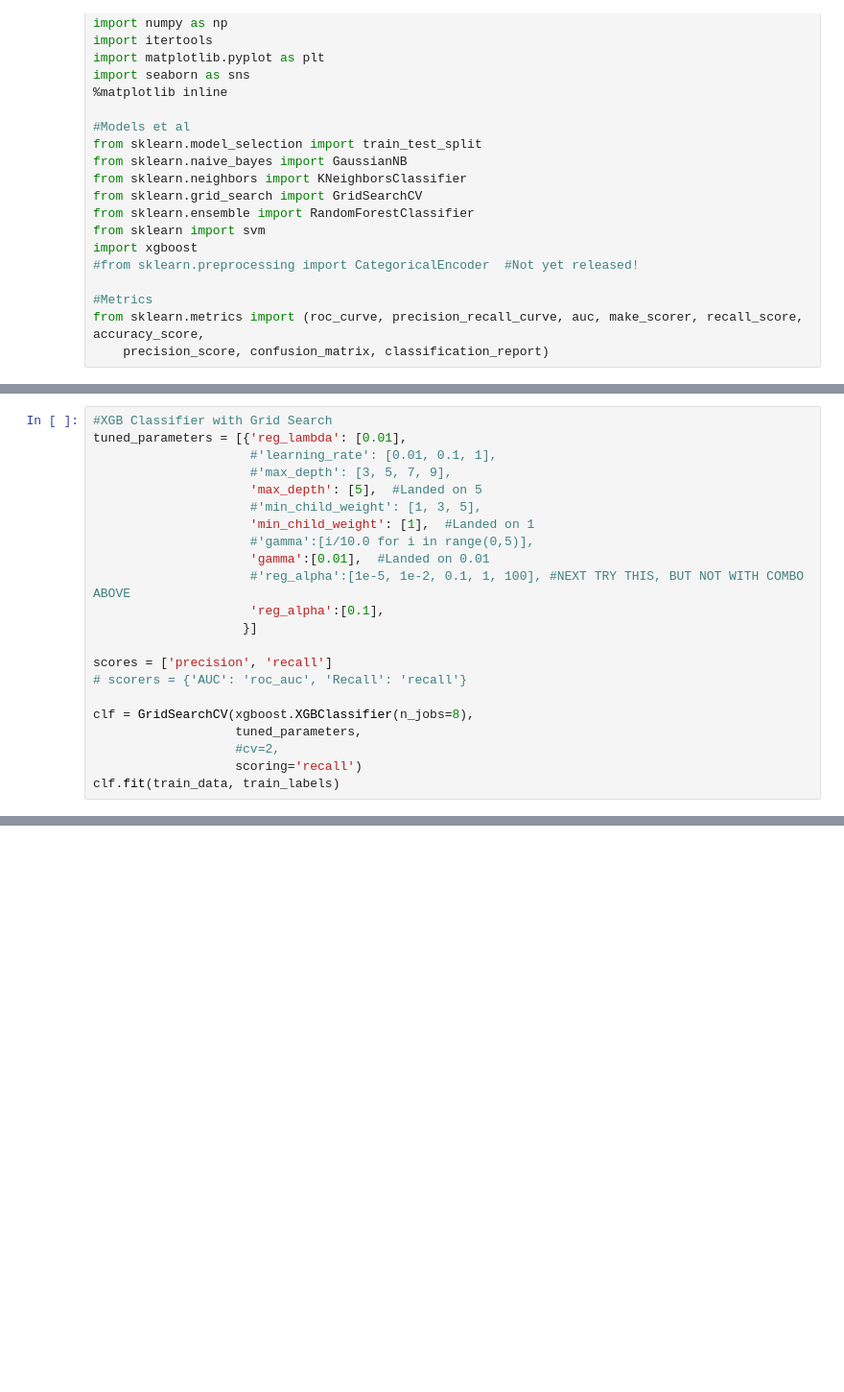
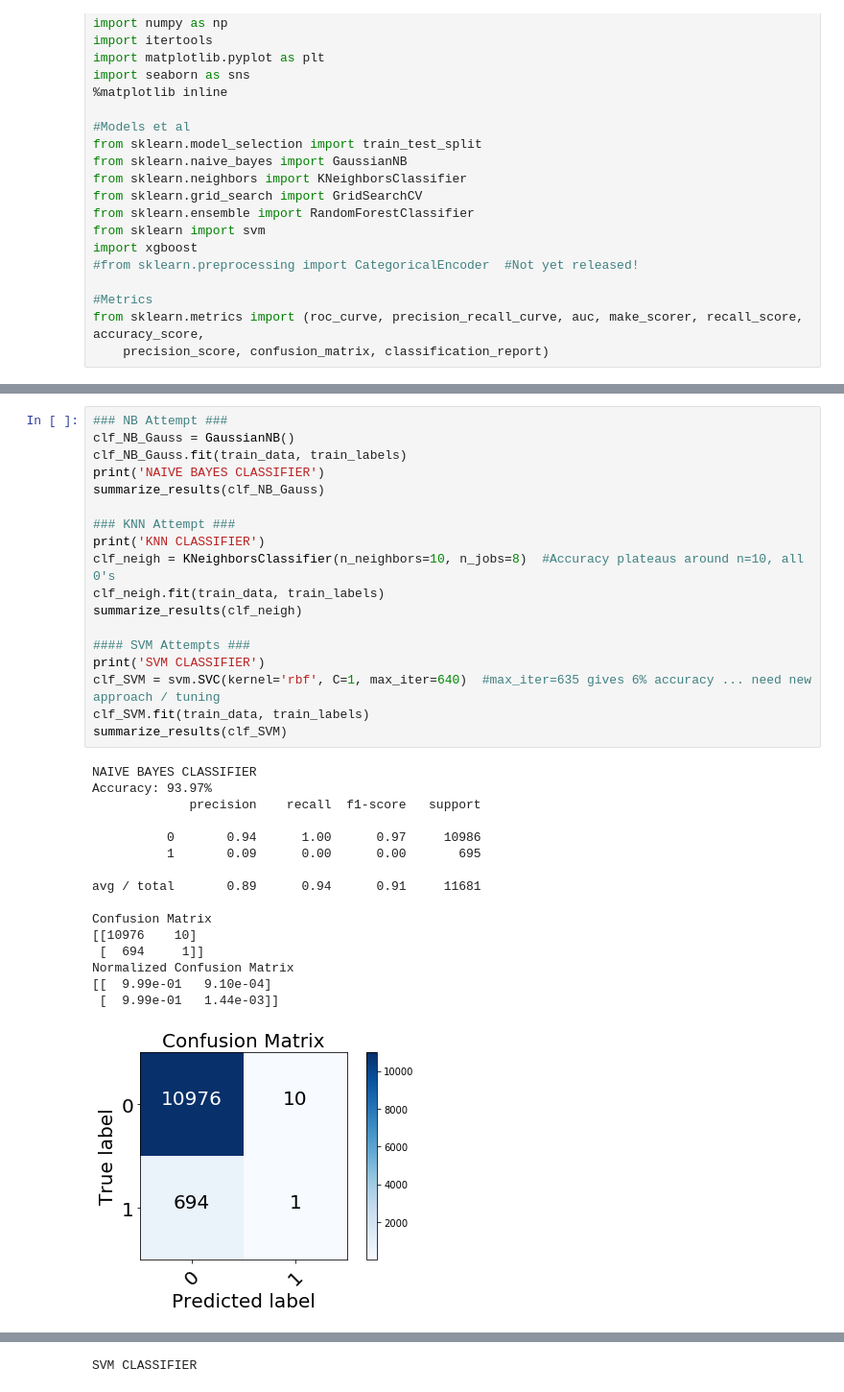
Before and after one commit to ajolson89/W207Fall2018Final, a Jupyter notebook: W207_FinalProj_02MLModels_KennedyKhannaOlson_Final.ipynb, the cells around one changed output, grey strips where cells are left out. Shown at 96% size. Cells and saved outputs as stored; diff of their text form; blank space fills up the shorter version.

```diff
--- a/W207_FinalProj_02MLModels_KennedyKhannaOlson_Final.ipynb
+++ b/W207_FinalProj_02MLModels_KennedyKhannaOlson_Final.ipynb
@@ -194,22 +193,0 @@ avg / total       0.98      0.96      0.96     11345
-# %%
-#XGB Classifier with Grid Search
-tuned_parameters = [{'reg_lambda': [0.01],
-                     #'learning_rate': [0.01, 0.1, 1],
-                     #'max_depth': [3, 5, 7, 9],
-                     'max_depth': [5],  #Landed on 5
-                     #'min_child_weight': [1, 3, 5],
-                     'min_child_weight': [1],  #Landed on 1
-                     #'gamma':[i/10.0 for i in range(0,5)],
-                     'gamma':[0.01],  #Landed on 0.01
-                     #'reg_alpha':[1e-5, 1e-2, 0.1, 1, 100], #NEXT TRY THIS, BUT NOT WITH COMBO ABOVE
-                     'reg_alpha':[0.1],
-                    }]
-
-scores = ['precision', 'recall']
-# scorers = {'AUC': 'roc_auc', 'Recall': 'recall'}
-
-clf = GridSearchCV(xgboost.XGBClassifier(n_jobs=8),
-                   tuned_parameters,
-                   #cv=2,
-                   scoring='recall')
-clf.fit(train_data, train_labels)
@@ -477,0 +276,35 @@ avg / total       0.97      0.03      0.00     11345
+# %%
+### NB Attempt ###
+clf_NB_Gauss = GaussianNB()
+clf_NB_Gauss.fit(train_data, train_labels)
+print('NAIVE BAYES CLASSIFIER')
+summarize_results(clf_NB_Gauss)
+
+### KNN Attempt ###
+print('KNN CLASSIFIER')
+clf_neigh = KNeighborsClassifier(n_neighbors=10, n_jobs=8)  #Accuracy plateaus around n=10, all 0's
+clf_neigh.fit(train_data, train_labels)
+summarize_results(clf_neigh)
+
+#### SVM Attempts ###
+print('SVM CLASSIFIER')
+clf_SVM = svm.SVC(kernel='rbf', C=1, max_iter=640)  #max_iter=635 gives 6% accuracy ... need new approach / tuning
+clf_SVM.fit(train_data, train_labels)
+summarize_results(clf_SVM)
+# %% [output]
+NAIVE BAYES CLASSIFIER
+Accuracy: 93.97%
+             precision    recall  f1-score   support
+
+          0       0.94      1.00      0.97     10986
+          1       0.09      0.00      0.00       695
+
+avg / total       0.89      0.94      0.91     11681
+
+Confusion Matrix
+[[10976    10]
+ [  694     1]]
+Normalized Confusion Matrix
+[[  9.99e-01   9.10e-04]
+ [  9.99e-01   1.44e-03]]
+[figure, added]
@@ -477,0 +329 @@ avg / total       0.97      0.03      0.00     11345
+SVM CLASSIFIER
```
Also changed, not shown: parts of 47 cells of this notebook.
